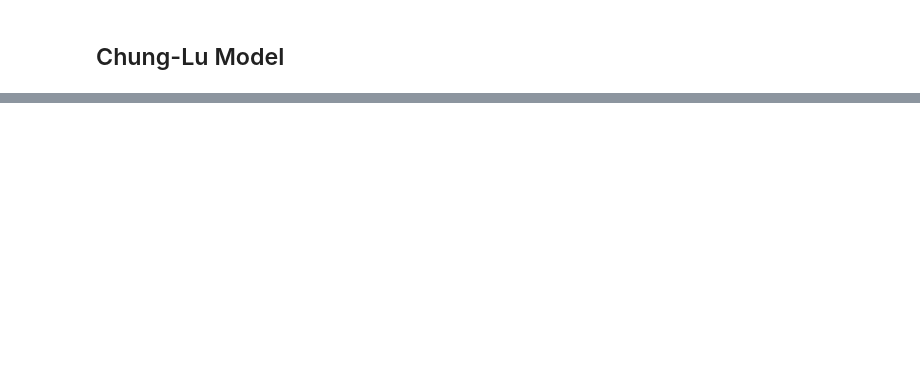
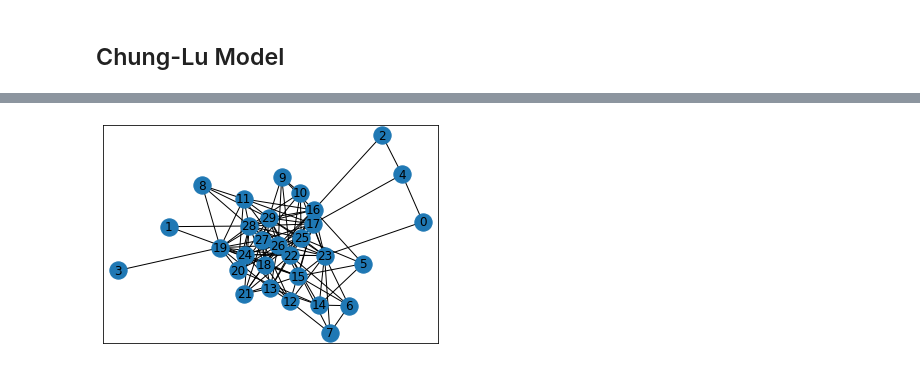
Before and after one commit to monofo/network-analysis-in-biology_python, a Jupyter notebook: network_models/scale-free_network_model.ipynb, the cells around one changed output, grey strips where cells are left out. Cells and saved outputs as stored; diff of their text form; code cells hidden in the pictures; blank space fills up the shorter version.

Commit message:
add scale-free_network_model

```diff
--- a/network_models/scale-free_network_model.ipynb
+++ b/network_models/scale-free_network_model.ipynb
@@ -41,0 +39,11 @@ plot_degree_distribution(G, lines)
+# %%
+def calc_weight(N, gamma, i_0):
+    assert 0 <= gamma < 1, "gamma should be 0 <= gamma < 1"
+    assert i_0 >= 1, "i_0 should be greater than 1"
+    return [(i+1 + i_0 - 1) ** (gamma) for i in range(N)]
+# %%
+w = calc_weight(30, 0.8, 1)
+G = nx.expected_degree_graph(w)
+nx.draw_networkx(G)
+# %% [output]
+[figure, added]
```
Also changed, not shown: parts of 5 cells of this notebook.
